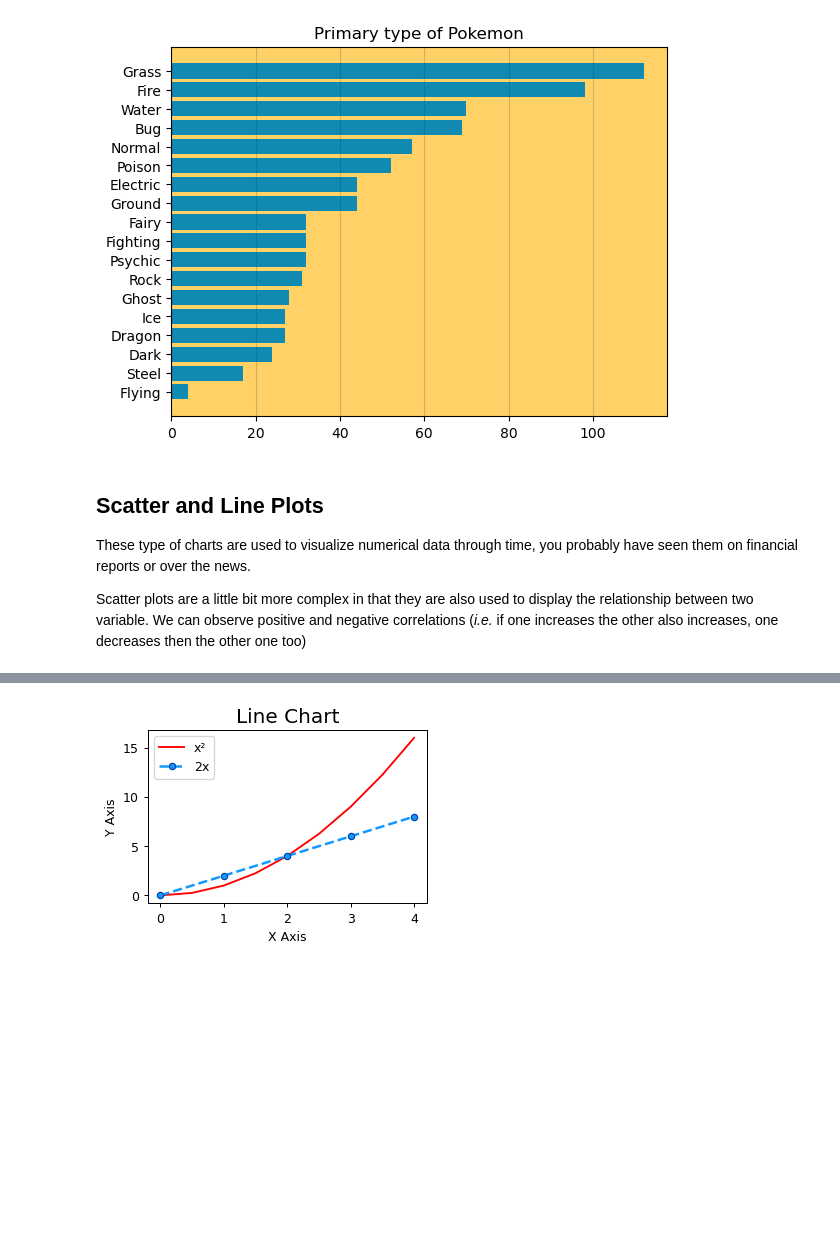
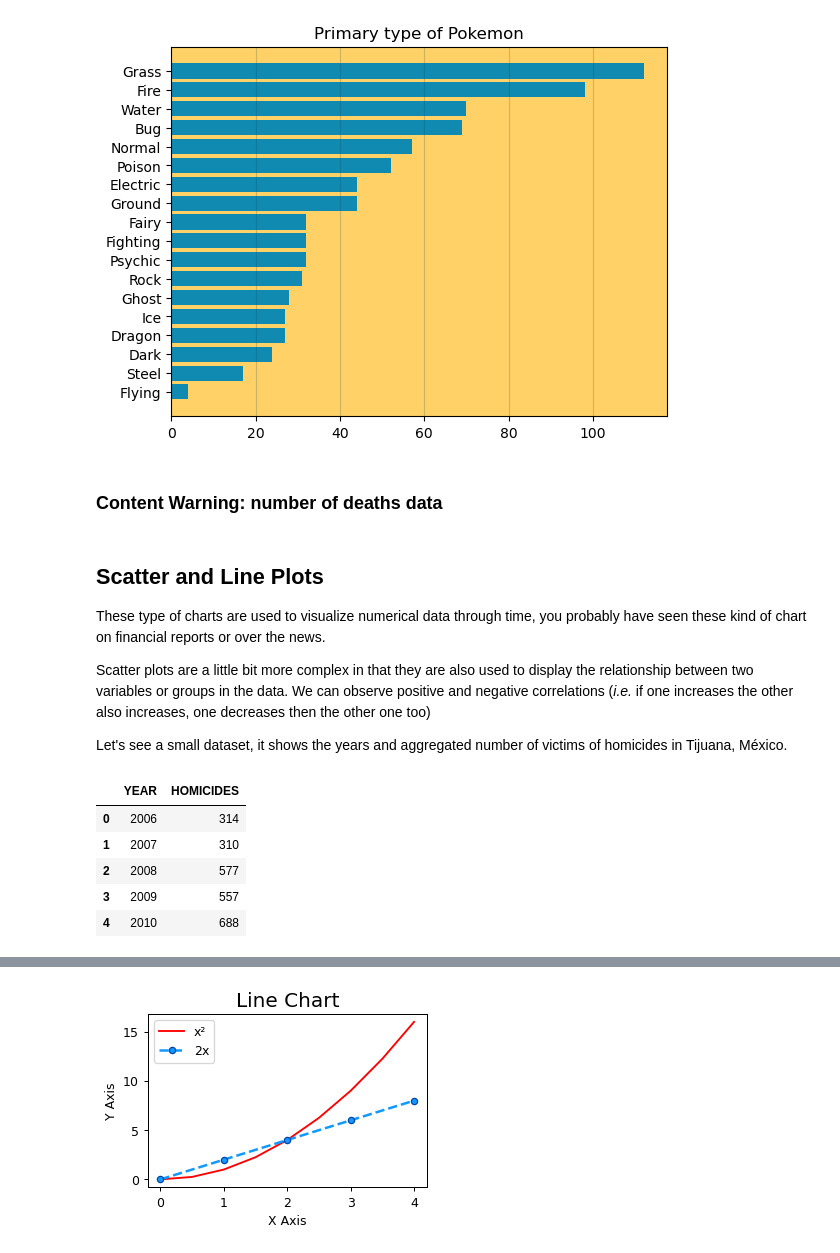
Before and after one commit to puentejose/bertelsmann-data-track, a Jupyter notebook: spreadsheets_4_data_visualization.ipynb, the cells around one changed output, grey strips where cells are left out. Drawn from its saved outputs; the diff is of its cells as text; code cells hidden in the pictures; blank space fills up the shorter version.

```diff
--- a/spreadsheets_4_data_visualization.ipynb
+++ b/spreadsheets_4_data_visualization.ipynb
@@ -92,9 +92,23 @@ plt.grid(True, which='major', axis='x', alpha = 0.2, color = '#073B4C')
 plt.show()
 # %% [output]
 [figure]
+# %% [markdown]
+### Content Warning: number of deaths data
 # %% [markdown]
 ## Scatter and Line Plots
 
-These type of charts are used to visualize numerical data through time, you probably have seen them on financial reports or over the news.
+These type of charts are used to visualize numerical data through time, you probably have seen these kind of chart on financial reports or over the news.
 
-Scatter plots are a little bit more complex in that they are also used to display the relationship between two variable. We can observe positive and negative correlations (*i.e.* if one increases the other also increases, one decreases then the other one too)
+Scatter plots are a little bit more complex in that they are also used to display the relationship between two variables or groups in the data. We can observe positive and negative correlations (*i.e.* if one increases the other also increases, one decreases then the other one too)
+
+Let's see a small dataset, it shows the years and aggregated number of victims of homicides in Tijuana, México.
+# %%
+tj = pd.read_csv('datasets/tijuana_homicide.csv')
+tj.head()
+# %% [output]
+|  | YEAR | HOMICIDES |
+| 0 | 2006 | 314 |
+| 1 | 2007 | 310 |
+| 2 | 2008 | 577 |
+| 3 | 2009 | 557 |
+| 4 | 2010 | 688 |
```
Also changed, not shown: parts of 1 cell of this notebook, 1 other file.
